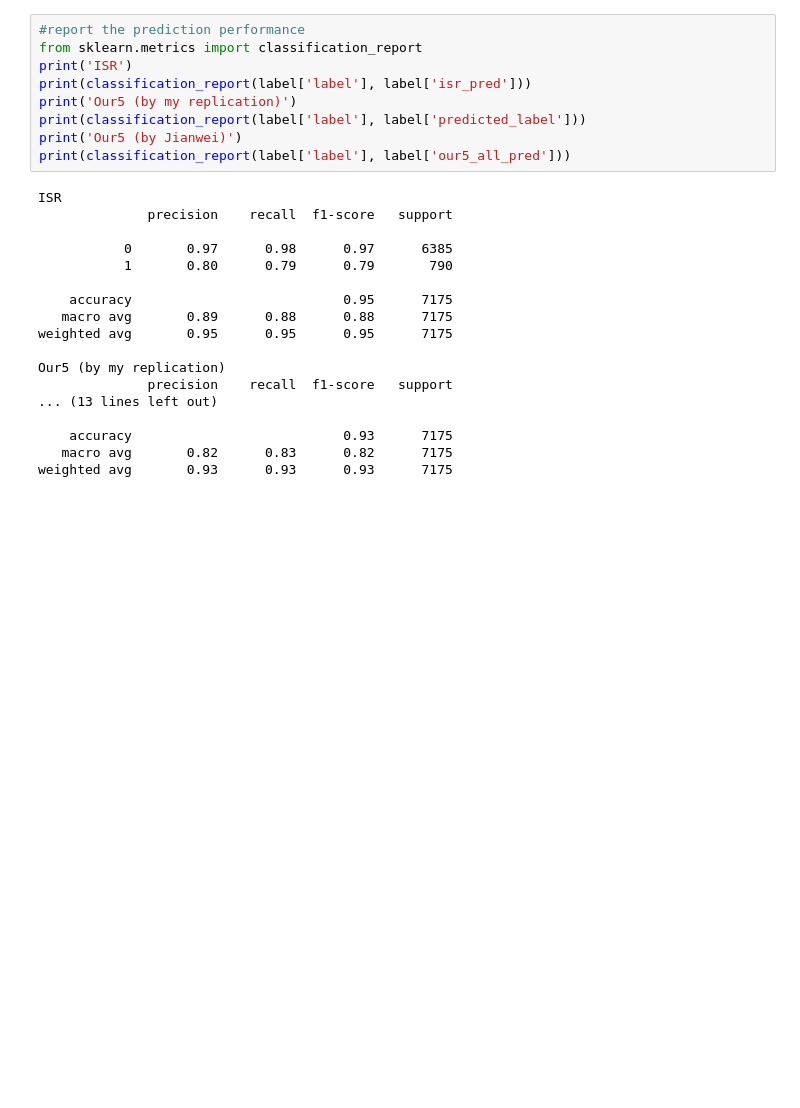
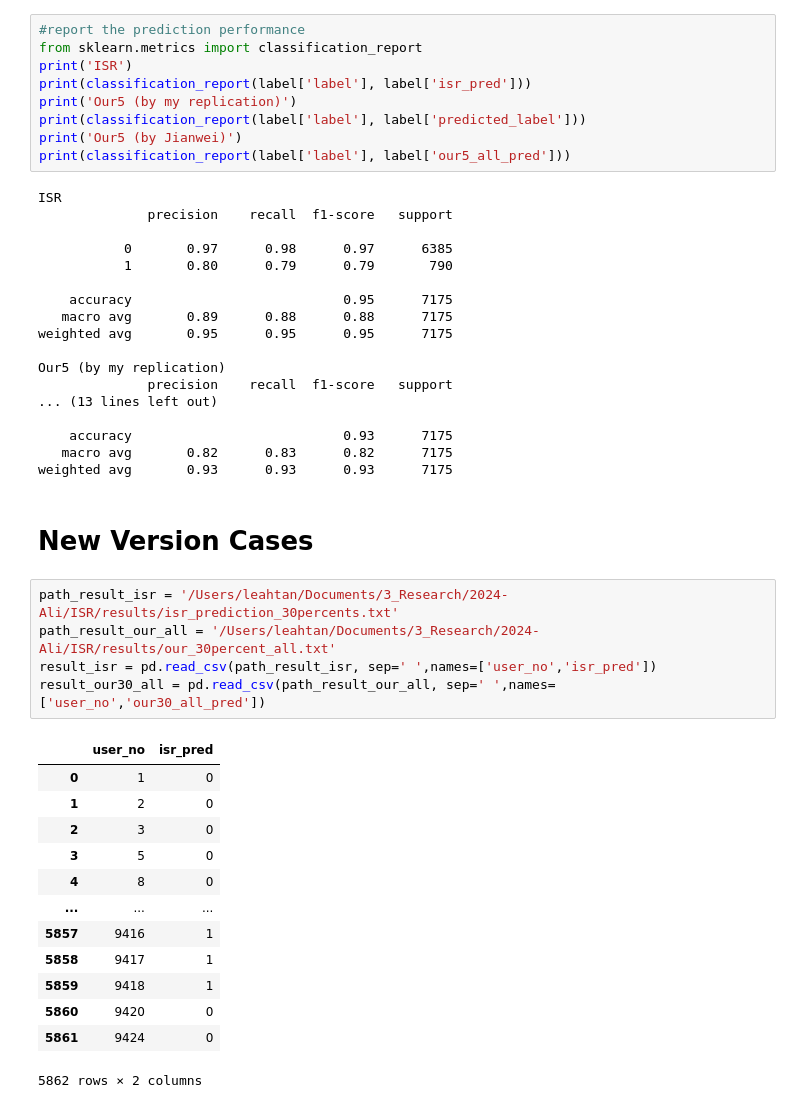
Before and after one commit to leyaoliatan/ISR_Spammer_Detection, a Jupyter notebook: notebooks/amazoncase.ipynb, the cells around one changed output. Drawn from its saved outputs; the diff is of its cells as text; blank space fills up the shorter version.

```diff
--- a/notebooks/amazoncase.ipynb
+++ b/notebooks/amazoncase.ipynb
@@ -234,3 +234,24 @@ Our5 (by my replication)
     accuracy                           0.93      7175
    macro avg       0.82      0.83      0.82      7175
 weighted avg       0.93      0.93      0.93      7175
+# %% [markdown]
+# New Version Cases
+# %%
+path_result_isr = '/Users/leahtan/Documents/3_Research/2024-Ali/ISR/results/isr_prediction_30percents.txt'
+path_result_our_all = '/Users/leahtan/Documents/3_Research/2024-Ali/ISR/results/our_30percent_all.txt'
+result_isr = pd.read_csv(path_result_isr, sep=' ',names=['user_no','isr_pred'])
+result_our30_all = pd.read_csv(path_result_our_all, sep=' ',names=['user_no','our30_all_pred'])
+# %% [output]
+|  | user_no | isr_pred |
+| 0 | 1 | 0 |
+| 1 | 2 | 0 |
+| 2 | 3 | 0 |
+| 3 | 5 | 0 |
+| 4 | 8 | 0 |
+| ... | ... | ... |
+| 5857 | 9416 | 1 |
+| 5858 | 9417 | 1 |
+| 5859 | 9418 | 1 |
+| 5860 | 9420 | 0 |
+| 5861 | 9424 | 0 |
+5862 rows × 2 columns
```
Also changed, not shown: parts of 6 cells of this notebook, 5 other files.
